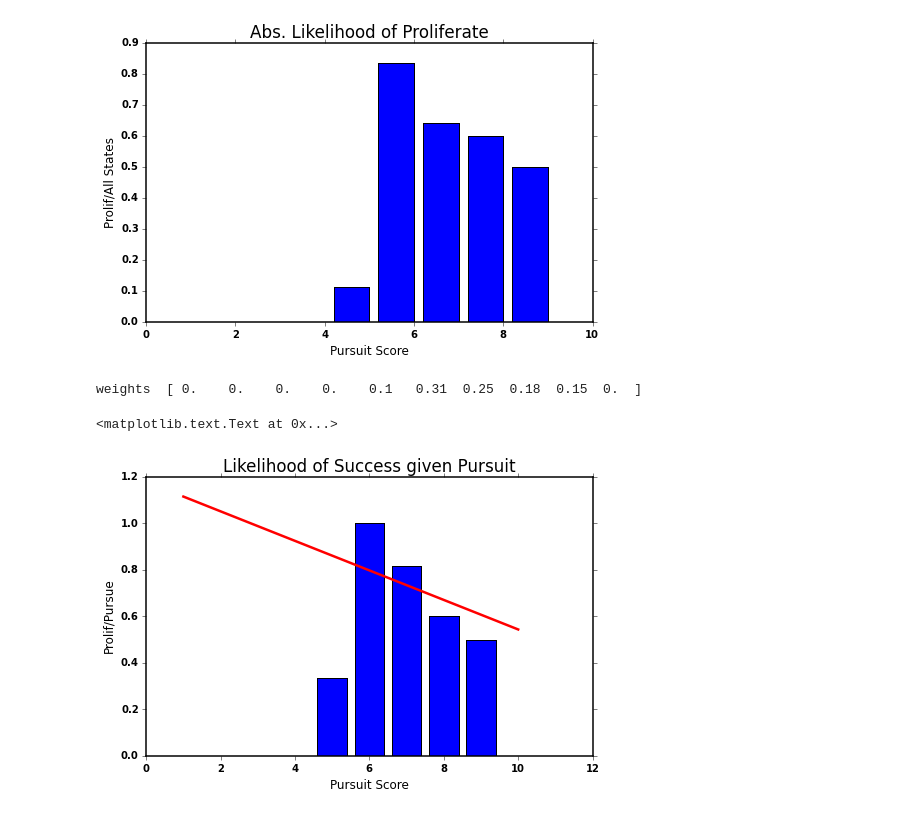
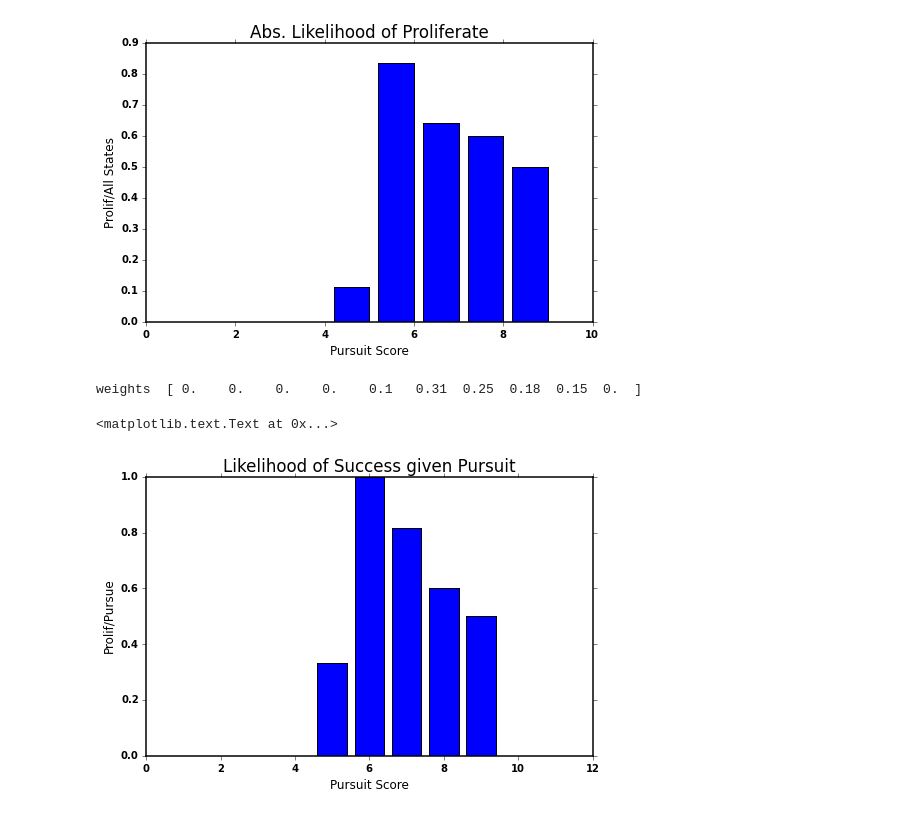
Before and after one commit to CNERG/historical_prolif, a Jupyter notebook: Historical_benchmark.ipynb, the cells around one changed output. Cells and saved outputs as stored; diff of their text form; code cells hidden in the pictures.

```diff
--- a/Historical_benchmark.ipynb
+++ b/Historical_benchmark.ipynb
@@ -144,18 +171,18 @@ plt.ylabel("Prolif/All States")
 # %%
 barwidth=0.8
 
 int_succ, m_succ = ls_fit(xvals, prolif_pursue, frac_succ_weight)
 
 plt.bar(index+(barwidth/2), prolif_pursue, barwidth)
-plt.plot(xvals, m_succ*xvals + int_succ, color = 'red')
+#plt.plot(xvals, m_succ*xvals + int_succ, color = 'red')
 
 plt.title("Likelihood of Success given Pursuit")
 plt.xlabel("Pursuit Score")
 plt.ylabel("Prolif/Pursue")
 # %% [output]
 weights  [ 0.    0.    0.    0.    0.1   0.31  0.25  0.18  0.15  0.  ]
 <matplotlib.text.Text at 0x...>
-[figure, old version]
+[figure, new version]
 # %%
 # Time to acquire. States that never succeeded have negative years in the database, set them all to 30yrs
 # (longest time to successfully acquire was 26yrs, all failed attempts were greater than 30yrs from 2015
```
Also changed, not shown: parts of 9 cells of this notebook.
